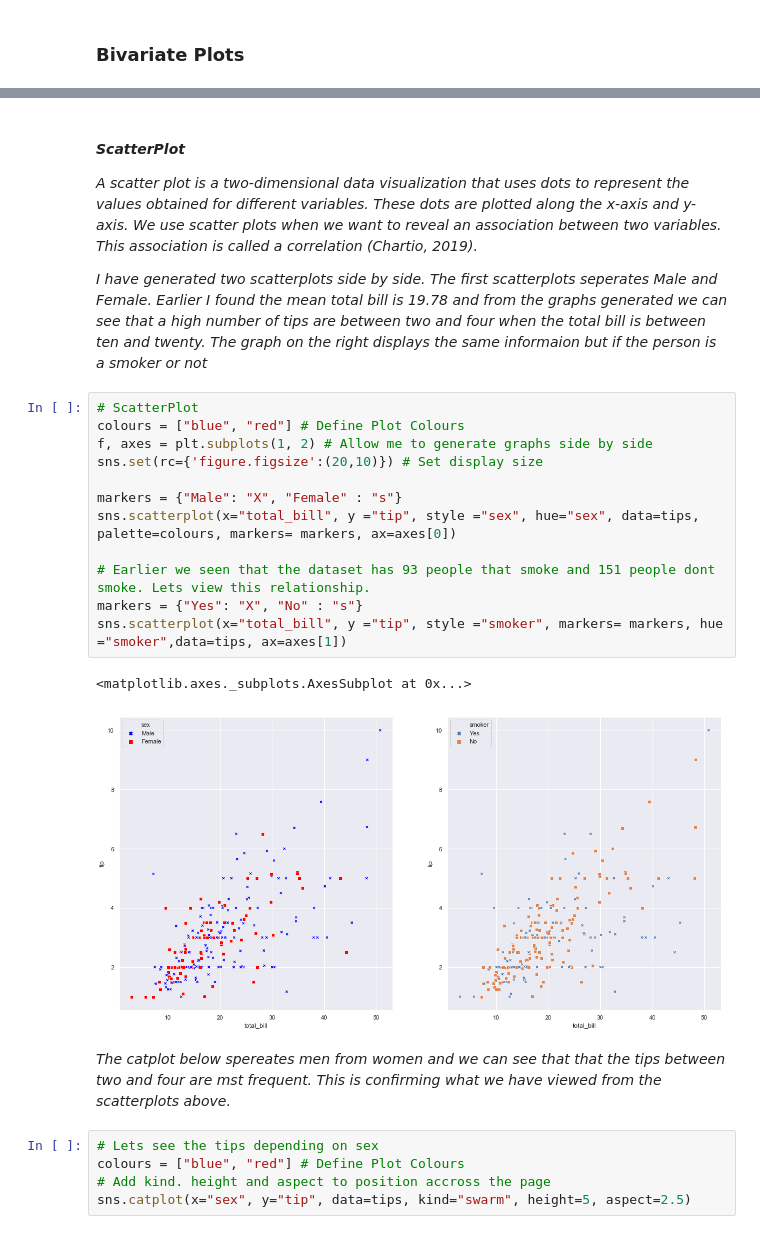
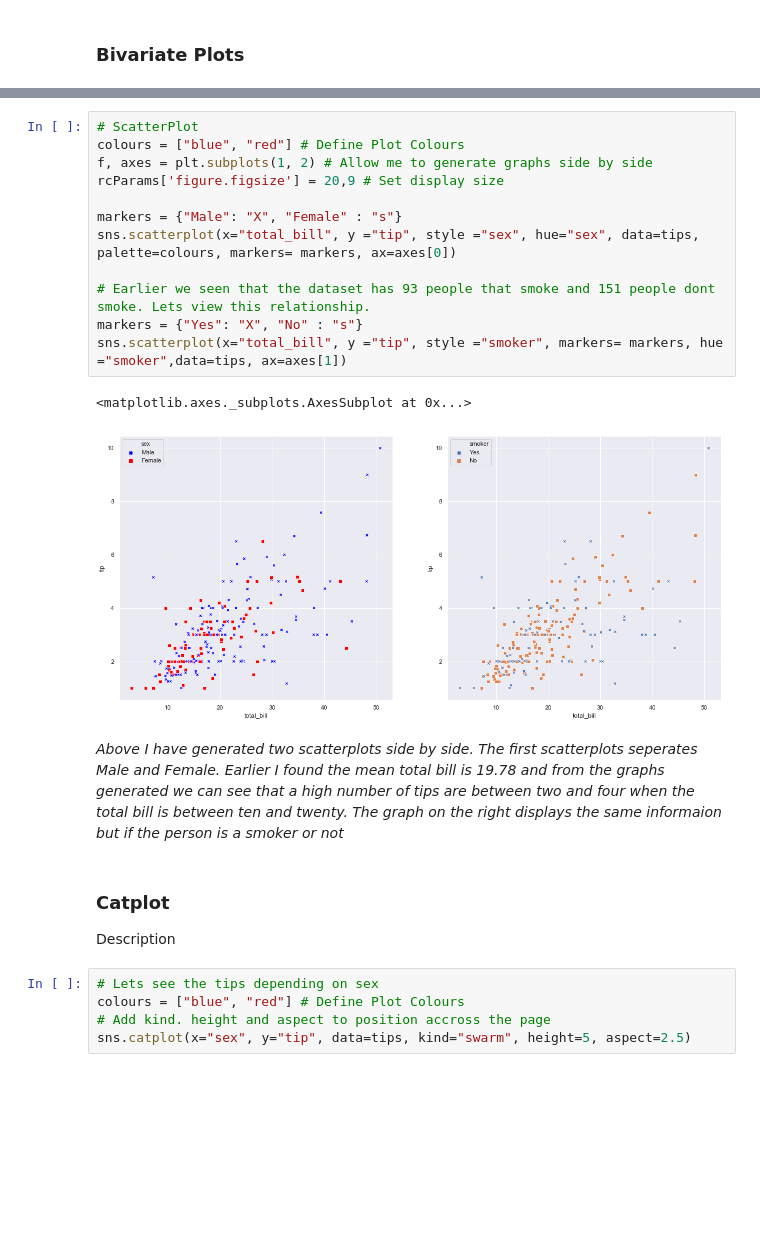
Before and after one commit to richardfeeney7/Fundamentals-Project, a Jupyter notebook: Fundamentals-Project 2019.ipynb, the cells around one changed output, grey strips where cells are left out. Saved outputs shown, nothing was run; the diff lists cells and outputs as text; blank space fills up the shorter version.

```diff
--- a/Fundamentals-Project 2019.ipynb
+++ b/Fundamentals-Project 2019.ipynb
@@ -142,26 +180,24 @@ dtype: float64
+# %%
+# ScatterPlot
+colours = ["blue", "red"] # Define Plot Colours
+f, axes = plt.subplots(1, 2) # Allow me to generate graphs side by side
+rcParams['figure.figsize'] = 20,9 # Set display size
+
+markers = {"Male": "X", "Female" : "s"}
+sns.scatterplot(x="total_bill", y ="tip", style ="sex", hue="sex", data=tips, palette=colours, markers= markers, ax=axes[0])
+
+# Earlier we seen that the dataset has 93 people that smoke and 151 people dont smoke. Lets view this relationship.
+markers = {"Yes": "X", "No" : "s"}
+sns.scatterplot(x="total_bill", y ="tip", style ="smoker", markers= markers, hue ="smoker",data=tips, ax=axes[1])
+# %% [output]
+<matplotlib.axes._subplots.AxesSubplot at 0x...>
+[figure, added]
 # %% [markdown]
-#### _ScatterPlot_
-
-_A scatter plot is a two-dimensional data visualization that uses dots to represent the values obtained for different variables. These dots are plotted along the x-axis and y-axis. We use scatter plots when we want to reveal an association between two variables. This association is called a correlation (Chartio, 2019)._
-
-_I have generated two scatterplots side by side. The first scatterplots seperates Male and Female. Earlier I found the mean total bill is 19.78 and from the graphs generated we can see that a high number of tips are between two and four when the total bill is between ten and twenty. The graph on the right displays the same informaion but if the person is a smoker or not_
+_Above I have generated two scatterplots side by side. The first scatterplots seperates Male and Female. Earlier I found the mean total bill is 19.78 and from the graphs generated we can see that a high number of tips are between two and four when the total bill is between ten and twenty. The graph on the right displays the same informaion but if the person is a smoker or not_
-# %%
-# ScatterPlot
-colours = ["blue", "red"] # Define Plot Colours
-f, axes = plt.subplots(1, 2) # Allow me to generate graphs side by side
-sns.set(rc={'figure.figsize':(20,10)}) # Set display size
-
-markers = {"Male": "X", "Female" : "s"}
-sns.scatterplot(x="total_bill", y ="tip", style ="sex", hue="sex", data=tips, palette=colours, markers= markers, ax=axes[0])
-
-# Earlier we seen that the dataset has 93 people that smoke and 151 people dont smoke. Lets view this relationship.
-markers = {"Yes": "X", "No" : "s"}
-sns.scatterplot(x="total_bill", y ="tip", style ="smoker", markers= markers, hue ="smoker",data=tips, ax=axes[1])
-# %% [output]
-<matplotlib.axes._subplots.AxesSubplot at 0x...>
-[figure, removed]
-# %% [markdown]
-_The catplot below spereates men from women and we can see that that the tips between two and four are mst frequent. This is confirming what we have viewed from the scatterplots above._
+# %% [markdown]
+### Catplot
+
+Description
 # %%
 # Lets see the tips depending on sex
 colours = ["blue", "red"] # Define Plot Colours
```
Also changed, not shown: parts of 32 cells of this notebook.
